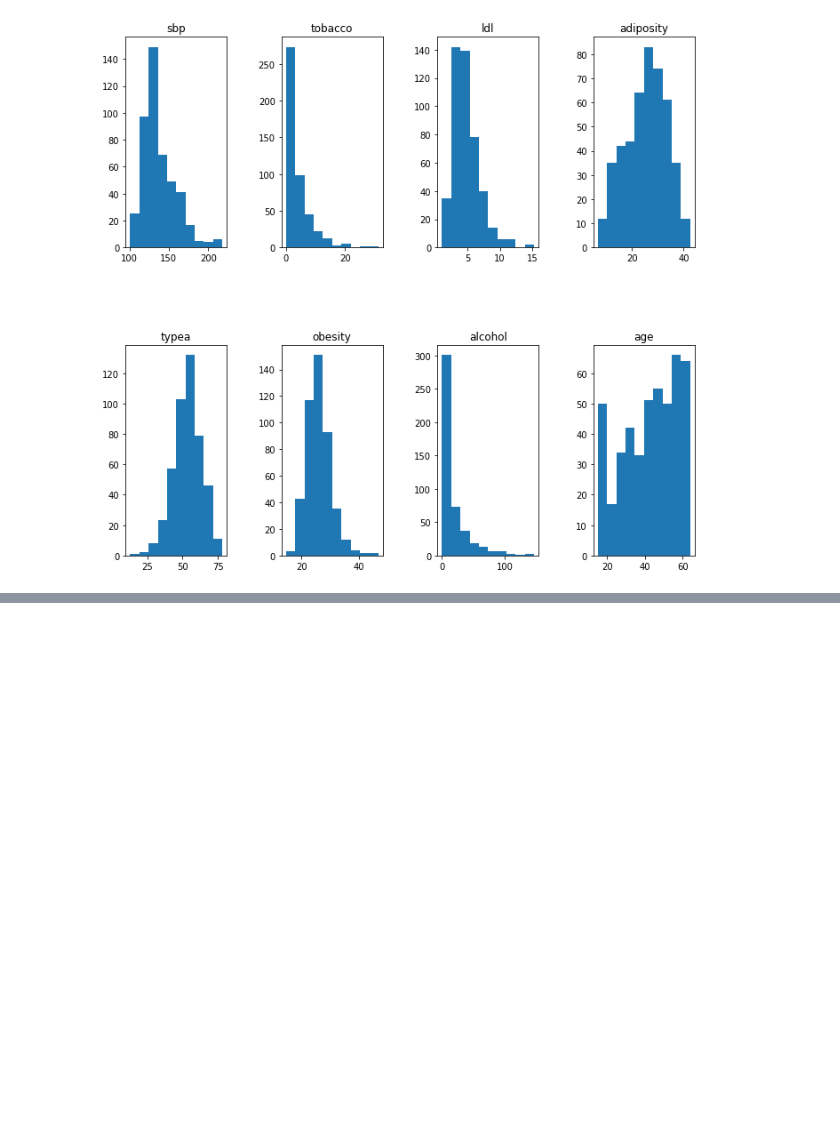
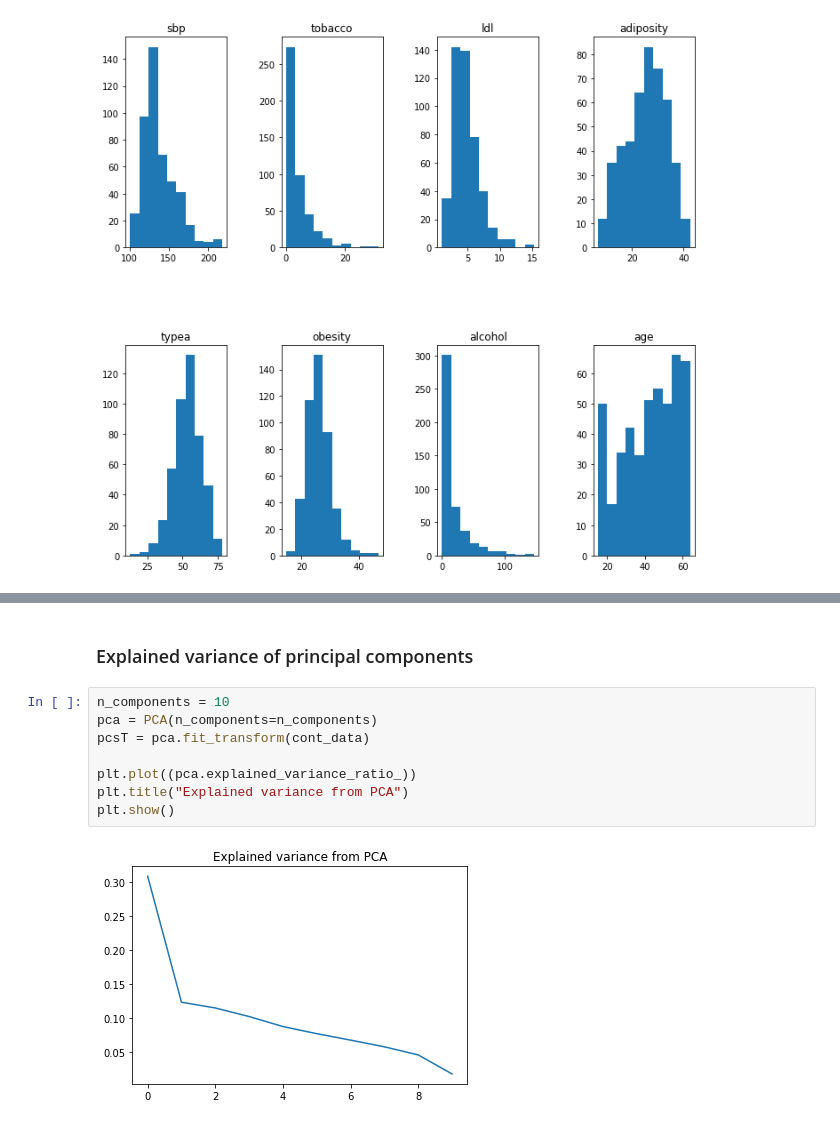
Before and after one commit to jozgu/SourhtAfricaHealthProject, a Jupyter notebook: assignment1.ipynb, the cells around one changed output, grey strips where cells are left out. Saved outputs shown, nothing was run; the diff lists cells and outputs as text; blank space fills up the shorter version.

```diff
--- a/assignment1.ipynb
+++ b/assignment1.ipynb
@@ -118,0 +125,12 @@ split_plot(data, False)
+# %% [markdown]
+### Explained variance of principal components
+# %%
+n_components = 10
+pca = PCA(n_components=n_components)
+pcsT = pca.fit_transform(cont_data)
+
+plt.plot((pca.explained_variance_ratio_))
+plt.title("Explained variance from PCA")
+plt.show()
+# %% [output]
+[figure, added]
```
Also changed, not shown: parts of 16 cells of this notebook.
